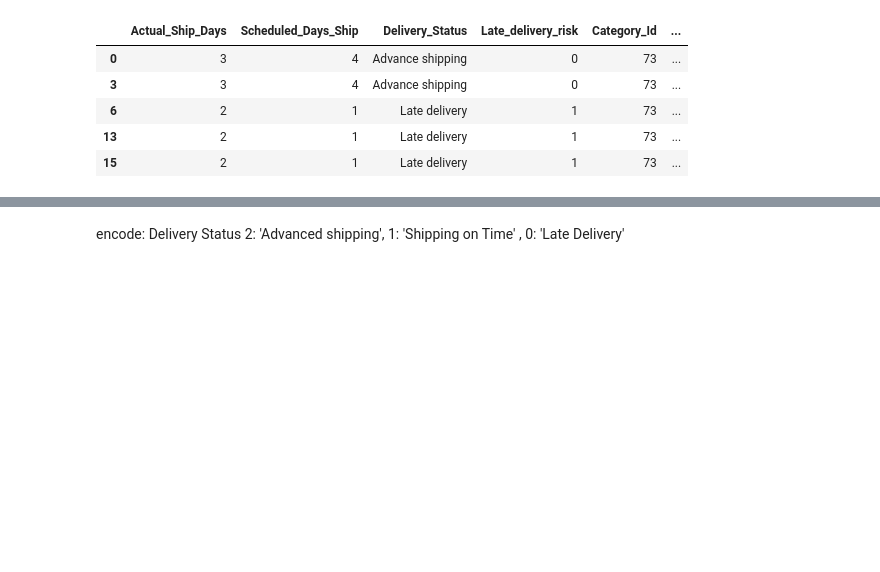
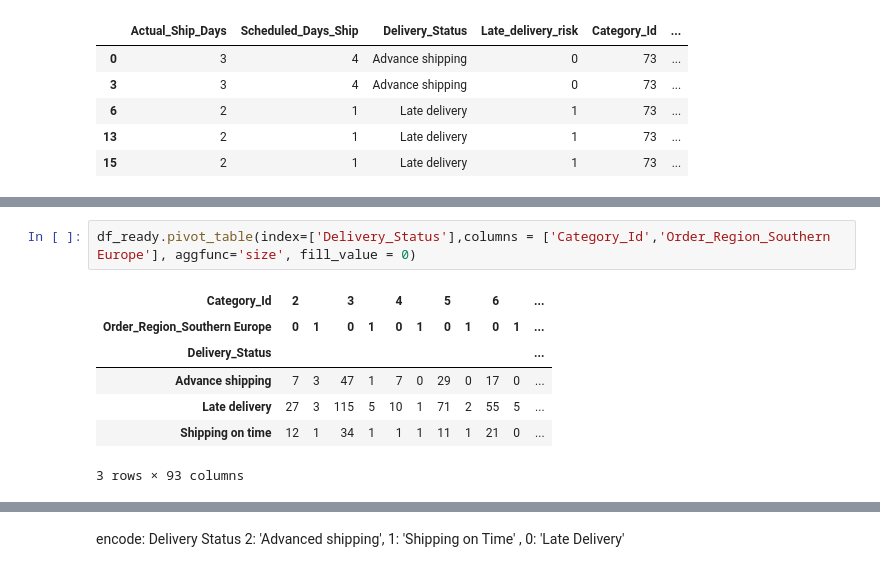
Before and after one commit to jadeal147/Big_Mart_Data, a Jupyter notebook: Big_Data_Mart_EDA.ipynb, the cells around one changed output, grey strips where cells are left out. Cells and saved outputs as stored; diff of their text form; blank space fills up the shorter version.

```diff
--- a/Big_Data_Mart_EDA.ipynb
+++ b/Big_Data_Mart_EDA.ipynb
@@ -169,0 +187,10 @@ df_ready.head()
+# %%
+df_ready.pivot_table(index=['Delivery_Status'],columns = ['Category_Id','Order_Region_Southern Europe'], aggfunc='size', fill_value = 0)
+# %% [output]
+| Category_Id | 2 |  | 3 |  | 4 |  | 5 |  | 6 |  | ... |
+| Order_Region_Southern Europe | 0 | 1 | 0 | 1 | 0 | 1 | 0 | 1 | 0 | 1 | ... |
+| Delivery_Status |  |  |  |  |  |  |  |  |  |  | ... |
+| Advance shipping | 7 | 3 | 47 | 1 | 7 | 0 | 29 | 0 | 17 | 0 | ... |
+| Late delivery | 27 | 3 | 115 | 5 | 10 | 1 | 71 | 2 | 55 | 5 | ... |
+| Shipping on time | 12 | 1 | 34 | 1 | 1 | 1 | 11 | 1 | 21 | 0 | ... |
+3 rows × 93 columns
```
Also changed, not shown: parts of 14 cells of this notebook.
